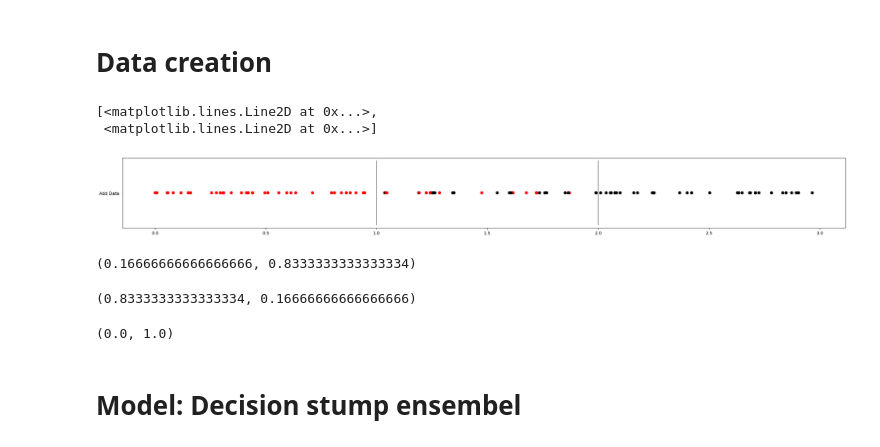
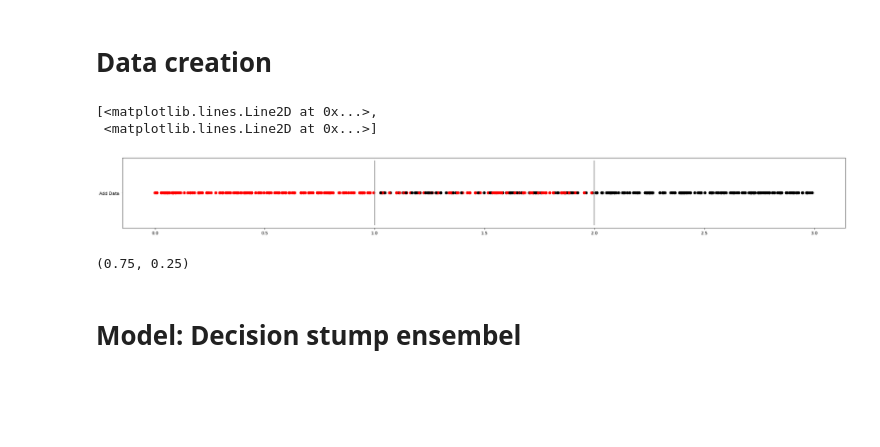
Before and after one commit to mhshaker/Calibration, a Jupyter notebook: Data_simulation_test.ipynb, the cells around one changed output. Drawn from its saved outputs; the diff is of its cells as text; code cells hidden in the pictures; blank space fills up the shorter version.

```diff
--- a/Data_simulation_test.ipynb
+++ b/Data_simulation_test.ipynb
@@ -23,30 +23,30 @@ calibration_method = "isotonic"
 # Data creation
 # %%
 
-data_size = 100
+data_size = 500
 
 x = np.random.uniform(low=0, high=3, size=(data_size,))
 y = np.where(x<1, 0, np.where(x>2, 1, 1/2))
 mid_index = np.argwhere(y==1/2)
 mid_index = mid_index.reshape(-1)
 rand_y = np.random.binomial(size=len(mid_index), n=1, p= 0.5)
 y[mid_index] = rand_y
 x = x.reshape(-1,1)
 
 x_train, x_test_all, y_train, y_test_all = train_test_split(x, y, test_size=0.4, shuffle=True, random_state=seed)
 x_test, x_calib, y_test, y_calib = train_test_split(x_test_all, y_test_all, test_size=0.5, shuffle=True, random_state=seed)
 
 figure(figsize=(30, 3), dpi=80)
 # plt.plot(x, np.zeros_like(x), "x", color="y")
 colors = ['red','black']
 plt.scatter(x, np.full(len(x), "Add Data"), c=y, cmap=matplotlib.colors.ListedColormap(colors))
 x1, y1 = [1, 1], [1, -1]
 x2, y2 = [2, 2], [1, -1]
 plt.plot(x1, y1, x2, y2, c="gray")
 # %% [output]
 [<matplotlib.lines.Line2D at 0x...>,
  <matplotlib.lines.Line2D at 0x...>]
-[figure, old version]
+[figure, new version]
 # %%
 # optimal prob
 from math import nan
@@ -95,17 +95,9 @@ def opt_prob(x, threshold_side="left"):
 
     return prob_0, prob_1
-# %%
-opt_prob(1.5, "right")
-# %% [output]
-(0.16666666666666666, 0.8333333333333334)
-# %%
-opt_prob(1.5, "left")
-# %% [output]
-(0.8333333333333334, 0.16666666666666666)
-# %%
-opt_prob(2, "right")
-# %% [output]
-(0.0, 1.0)
+# %%
+opt_prob(2, 1.8) # It does not mater if x moves in a section, the prob will only change if x changes section. Prob will always change if the threshold changes.
+# %% [output]
+(0.75, 0.25)
 # %% [markdown]
 # Model: Decision stump ensembel
 # %%
```
Also changed, not shown: parts of 14 cells of this notebook, 2 other files.
